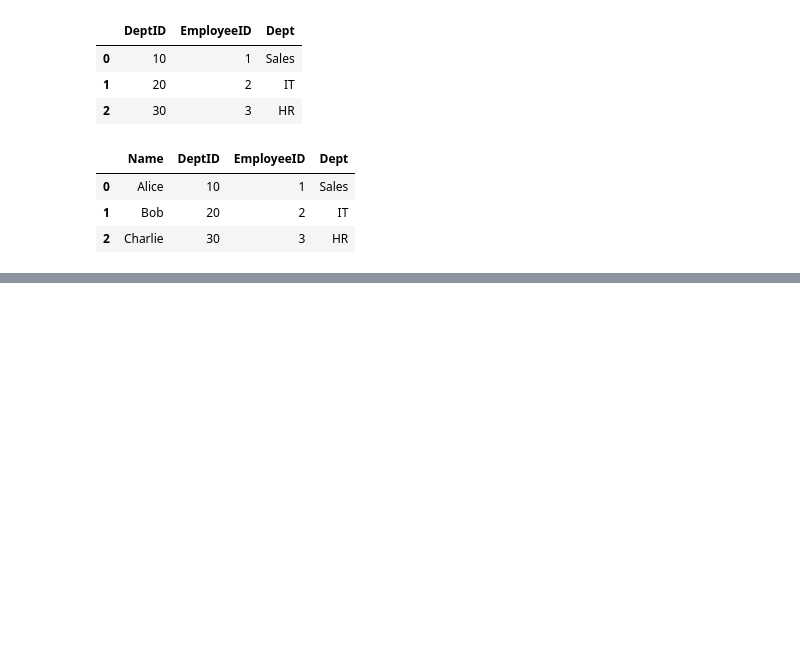
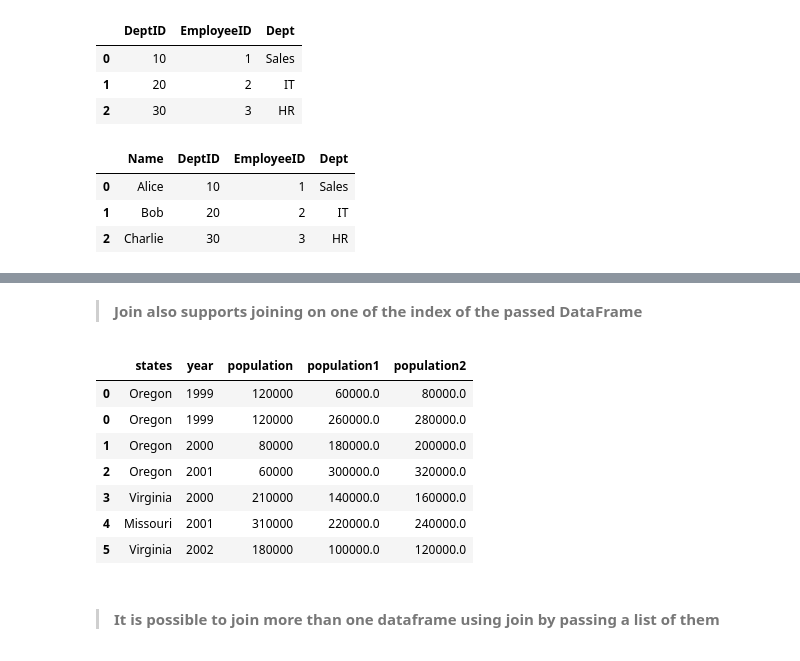
Before and after one commit to Craphtr/Python-Essentials-For-Machine-Learning, a Jupyter notebook: 07_Data_Wrangling_in_Pandas.ipynb, the cells around one changed output, grey strips where cells are left out. Cells and saved outputs as stored; diff of their text form; code cells hidden in the pictures; blank space fills up the shorter version.

```diff
--- a/07_Data_Wrangling_in_Pandas.ipynb
+++ b/07_Data_Wrangling_in_Pandas.ipynb
@@ -566,0 +468,15 @@ print(df5); print(df6); print(pd.concat([df5,df6],join='inner'))
+# %% [markdown]
+> **Join also supports joining on one of the index of the passed DataFrame**
+# %%
+dl.join(dr,on=['states','year'])
+# %% [output]
+|  | states | year | population | population1 | population2 |
+| 0 | Oregon | 1999 | 120000 | 60000.0 | 80000.0 |
+| 0 | Oregon | 1999 | 120000 | 260000.0 | 280000.0 |
+| 1 | Oregon | 2000 | 80000 | 180000.0 | 200000.0 |
+| 2 | Oregon | 2001 | 60000 | 300000.0 | 320000.0 |
+| 3 | Virginia | 2000 | 210000 | 140000.0 | 160000.0 |
+| 4 | Missouri | 2001 | 310000 | 220000.0 | 240000.0 |
+| 5 | Virginia | 2002 | 180000 | 100000.0 | 120000.0 |
+# %% [markdown]
+> #### **It is possible to join more than one dataframe using join by passing a list of them**
```
Also changed, not shown: parts of 88 cells of this notebook.
